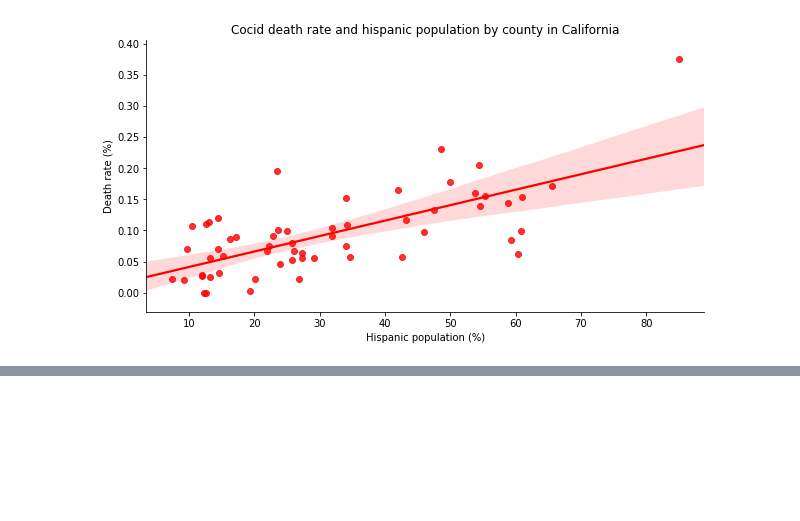
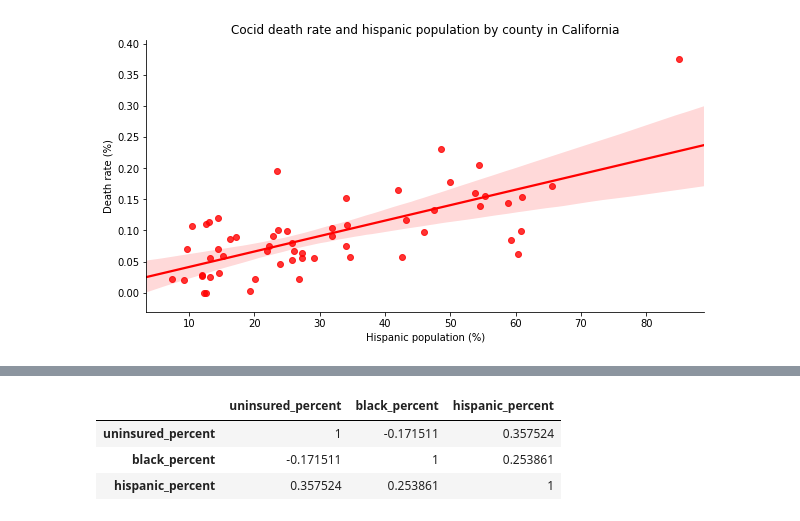
Before and after one commit to hhuang364/Econ-570Project, a Jupyter notebook: tentative code and csv/project.ipynb, the cells around one changed output, grey strips where cells are left out. Cells and saved outputs as stored; diff of their text form; code cells hidden in the pictures; blank space fills up the shorter version.

```diff
--- a/tentative code and csv/project.ipynb
+++ b/tentative code and csv/project.ipynb
@@ -261,0 +317,9 @@ plt.show()
+# %%
+corr = ca_cumulative[['uninsured_percent','black_percent','hispanic_percent']].corr()
+corr.style.background_gradient(cmap='coolwarm')
+# Consider the issue of multicollinearity
+# %% [output]
+|  | uninsured_percent | black_percent | hispanic_percent |
+| uninsured_percent | 1 | -0.171511 | 0.357524 |
+| black_percent | -0.171511 | 1 | 0.253861 |
+| hispanic_percent | 0.357524 | 0.253861 | 1 |
```
Also changed, not shown: parts of 16 cells of this notebook.
